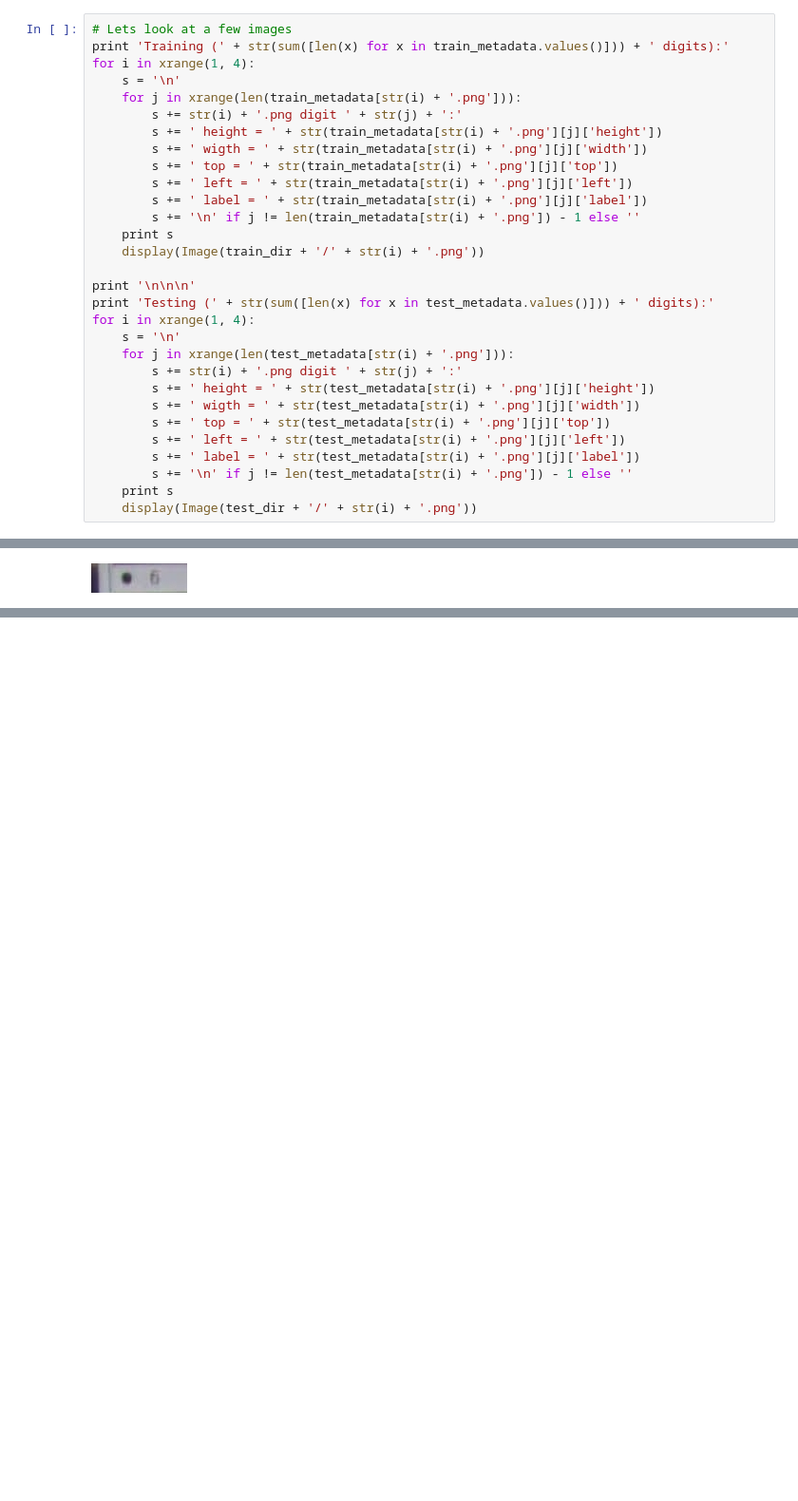
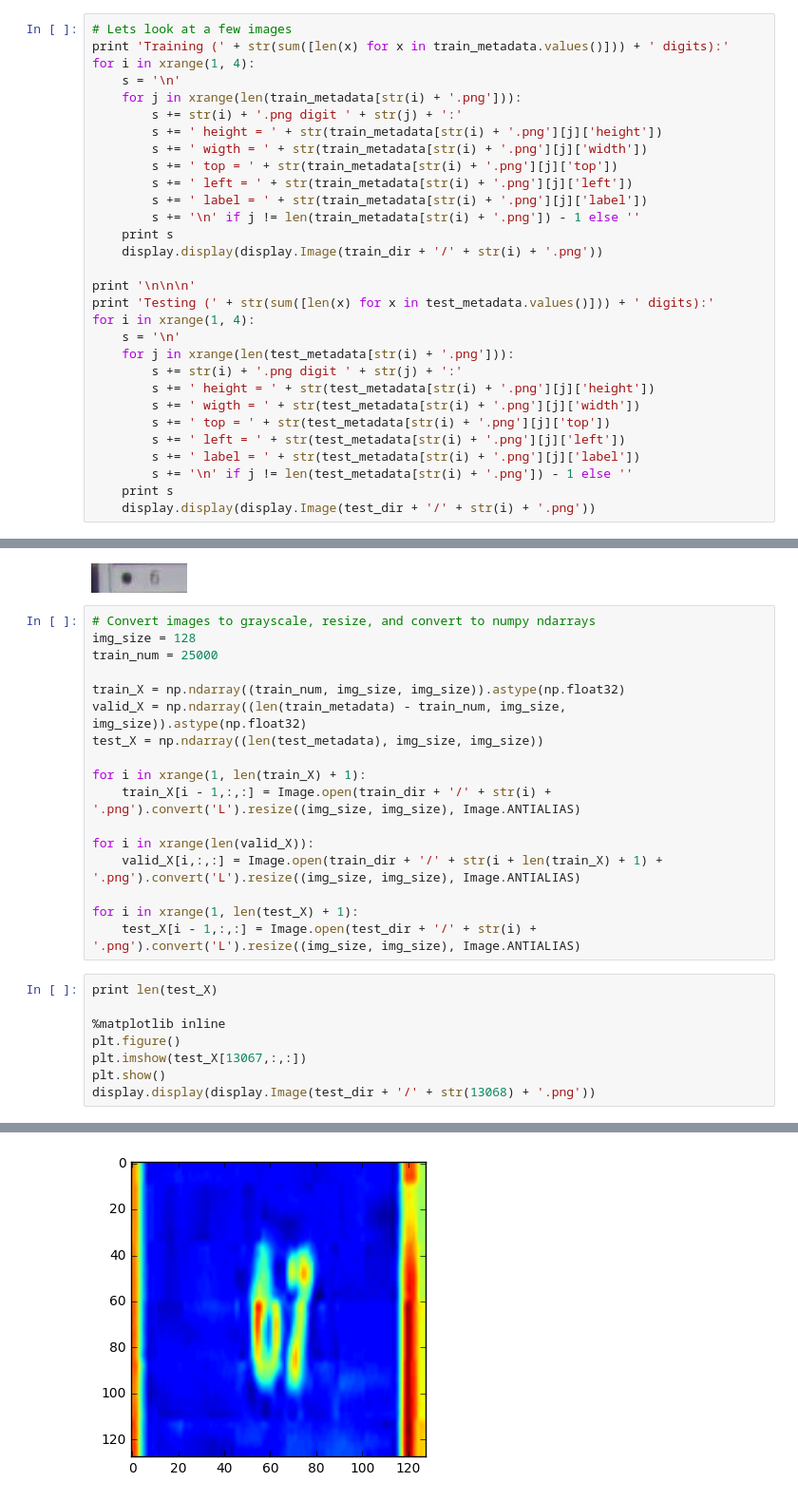
Before and after one commit to charlescc9/deep-learning-image-classification, a Jupyter notebook: svhn_large.ipynb, the cells around one changed output, grey strips where cells are left out. Shown at 95% size. Drawn from its saved outputs; the diff is of its cells as text; blank space fills up the shorter version.

Commit message:
feat: converted images to numpy arrays

```diff
--- a/svhn_large.ipynb
+++ b/svhn_large.ipynb
@@ -57,7 +61,7 @@ for i in xrange(1, 4):
         s += ' label = ' + str(train_metadata[str(i) + '.png'][j]['label'])
         s += '\n' if j != len(train_metadata[str(i) + '.png']) - 1 else ''
     print s
-    display(Image(train_dir + '/' + str(i) + '.png'))
+    display.display(display.Image(train_dir + '/' + str(i) + '.png'))
 
 print '\n\n\n'
 print 'Testing (' + str(sum([len(x) for x in test_metadata.values()])) + ' digits):'
@@ -72,7 +76,7 @@ for i in xrange(1, 4):
         s += ' label = ' + str(test_metadata[str(i) + '.png'][j]['label'])
         s += '\n' if j != len(test_metadata[str(i) + '.png']) - 1 else ''
     print s
-    display(Image(test_dir + '/' + str(i) + '.png'))
+    display.display(display.Image(test_dir + '/' + str(i) + '.png'))
 # %% [output]
 Training (73257 digits):
 
@@ -95,3 +99,29 @@ Testing (26032 digits):
 [figure]
 3.png digit 0: height = 16.0 wigth = 11.0 top = 6.0 left = 61.0 label = 6.0
 [figure]
+# %%
+# Convert images to grayscale, resize, and convert to numpy ndarrays
+img_size = 128
+train_num = 25000
+
+train_X = np.ndarray((train_num, img_size, img_size)).astype(np.float32)
+valid_X = np.ndarray((len(train_metadata) - train_num, img_size, img_size)).astype(np.float32)
+test_X = np.ndarray((len(test_metadata), img_size, img_size))
+
+for i in xrange(1, len(train_X) + 1):
+    train_X[i - 1,:,:] = Image.open(train_dir + '/' + str(i) + '.png').convert('L').resize((img_size, img_size), Image.ANTIALIAS)
+
+for i in xrange(len(valid_X)):
+    valid_X[i,:,:] = Image.open(train_dir + '/' + str(i + len(train_X) + 1) + '.png').convert('L').resize((img_size, img_size), Image.ANTIALIAS)
+
+for i in xrange(1, len(test_X) + 1):
+    test_X[i - 1,:,:] = Image.open(test_dir + '/' + str(i) + '.png').convert('L').resize((img_size, img_size), Image.ANTIALIAS)
+# %%
+print len(test_X)
+
+%matplotlib inline
+plt.figure()
+plt.imshow(test_X[13067,:,:])
+plt.show()
+display.display(display.Image(test_dir + '/' + str(13068) + '.png'))
+# %% [output]
@@ -97,0 +129 @@ Testing (26032 digits):
+[figure, added]
```
Also changed, not shown: parts of 3 cells of this notebook.
